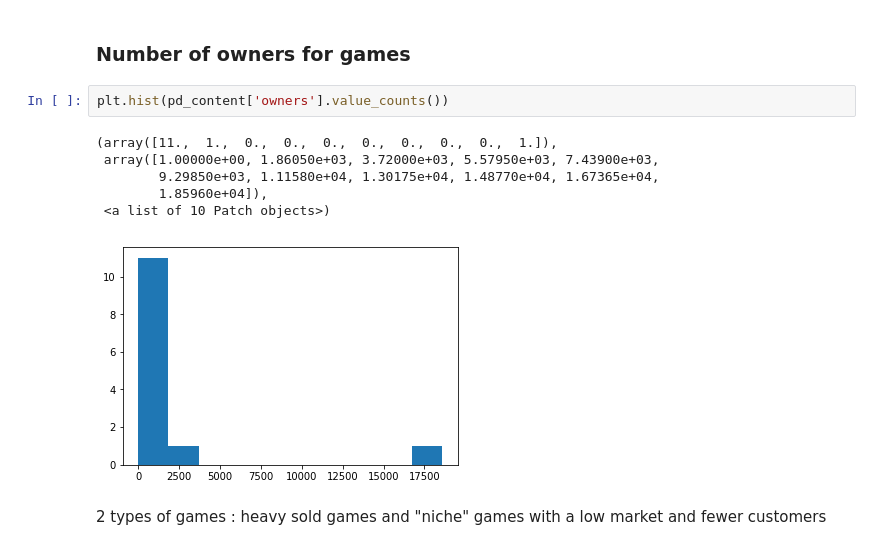
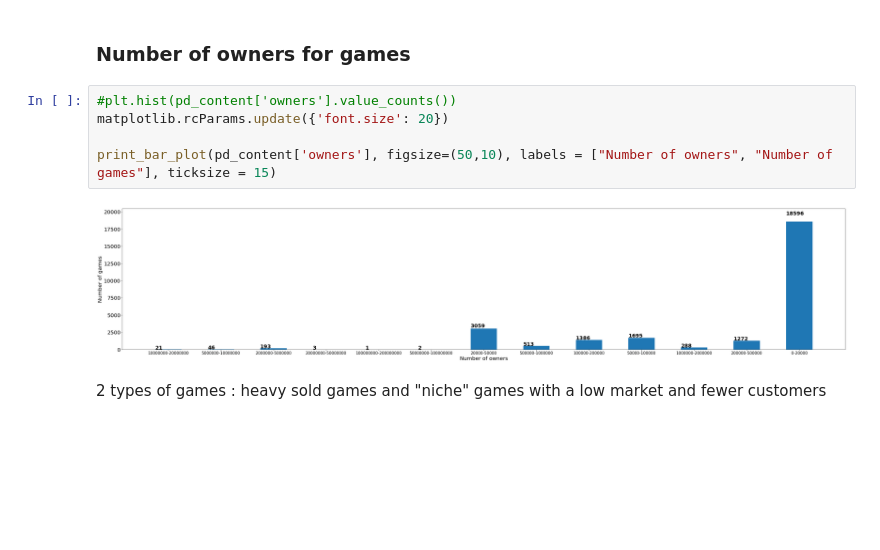
Before and after one commit to mikehdr/ntds_2019_team21, a Jupyter notebook: project.ipynb, the cells around one changed output. Drawn from its saved outputs; the diff is of its cells as text; blank space fills up the shorter version.

```diff
--- a/project.ipynb
+++ b/project.ipynb
@@ -137,15 +148,13 @@ plt.hist(pd_content['year'], orientation='vertical', density = True)
 Shows that more and more games are being produced over the years
 # %% [markdown]
 ### Number of owners for games
-# %%
-plt.hist(pd_content['owners'].value_counts())
-# %% [output]
-(array([11.,  1.,  0.,  0.,  0.,  0.,  0.,  0.,  0.,  1.]),
- array([1.00000e+00, 1.86050e+03, 3.72000e+03, 5.57950e+03, 7.43900e+03,
-        9.29850e+03, 1.11580e+04, 1.30175e+04, 1.48770e+04, 1.67365e+04,
-        1.85960e+04]),
- <a list of 10 Patch objects>)
-[figure, removed]
+# %%
+#plt.hist(pd_content['owners'].value_counts())
+matplotlib.rcParams.update({'font.size': 20})
+
+print_bar_plot(pd_content['owners'], figsize=(50,10), labels = ["Number of owners", "Number of games"], ticksize = 15)
+# %% [output]
+[figure, added]
 # %% [markdown]
 2 types of games : heavy sold games and "niche" games with a low market and fewer customers
 # %% [markdown]
```
Also changed, not shown: parts of 10 cells of this notebook, 9 other files.
